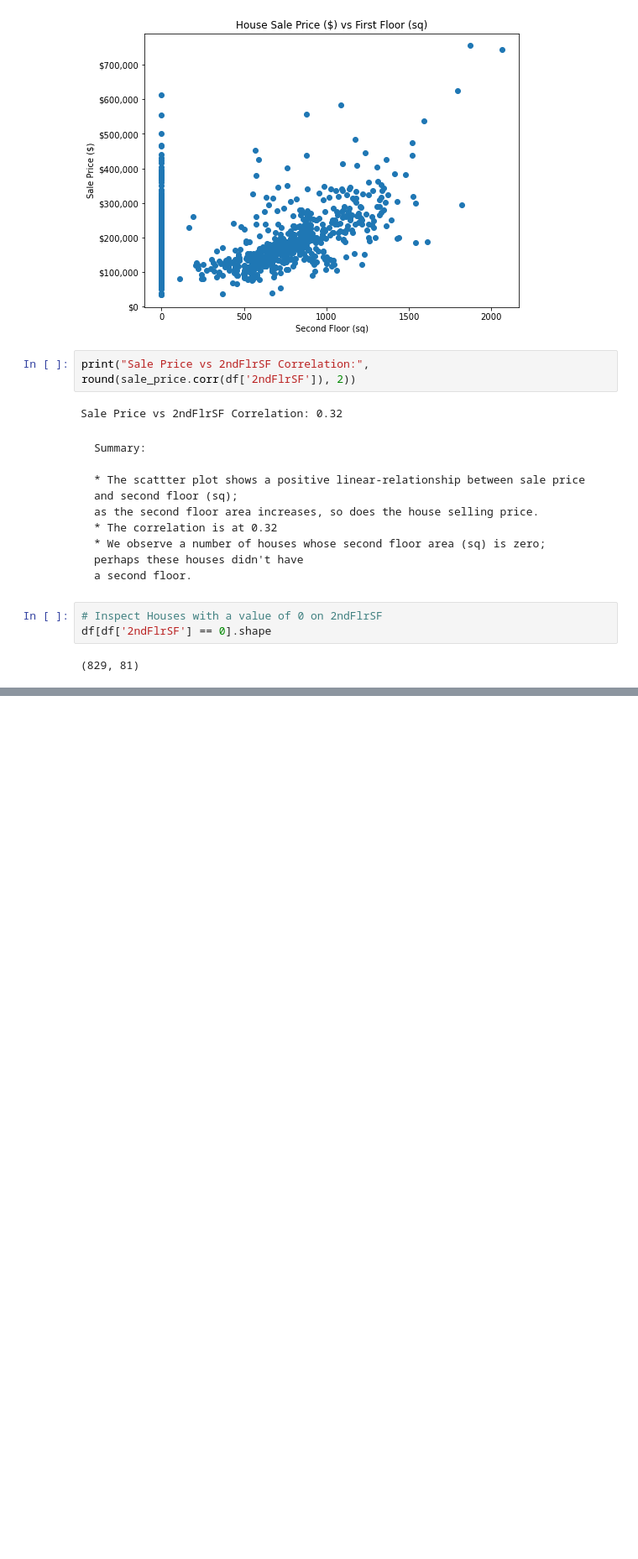
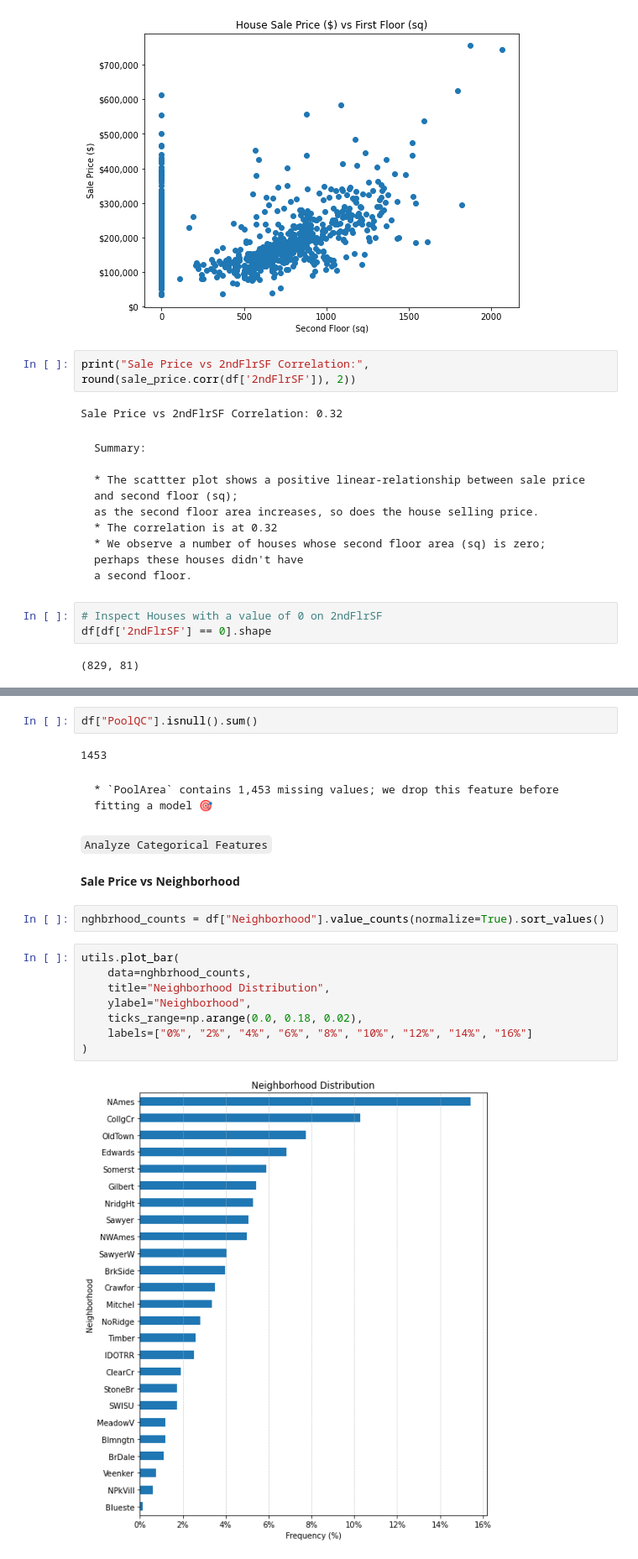
Before and after one commit to Masupa/KaggleLearning, a Jupyter notebook: HousePrices/eda.ipynb, the cells around one changed output, grey strips where cells are left out. Shown at 84% size. Cells and saved outputs as stored; diff of their text form; blank space fills up the shorter version.

```diff
--- a/HousePrices/eda.ipynb
+++ b/HousePrices/eda.ipynb
@@ -274,0 +357,22 @@ df[df['2ndFlrSF'] == 0].shape
+# %%
+df["PoolQC"].isnull().sum()
+# %% [output]
+1453
+# %% [markdown]
+    * `PoolArea` contains 1,453 missing values; we drop this feature before fitting a model 🎯
+# %% [markdown]
+`Analyze Categorical Features`
+# %% [markdown]
+**Sale Price vs Neighborhood**
+# %%
+nghbrhood_counts = df["Neighborhood"].value_counts(normalize=True).sort_values()
+# %%
+utils.plot_bar(
+    data=nghbrhood_counts,
+    title="Neighborhood Distribution",
+    ylabel="Neighborhood",
+    ticks_range=np.arange(0.0, 0.18, 0.02),
+    labels=["0%", "2%", "4%", "6%", "8%", "10%", "12%", "14%", "16%"]
+)
+# %% [output]
+[figure, added]
```
Also changed, not shown: parts of 38 cells of this notebook.
